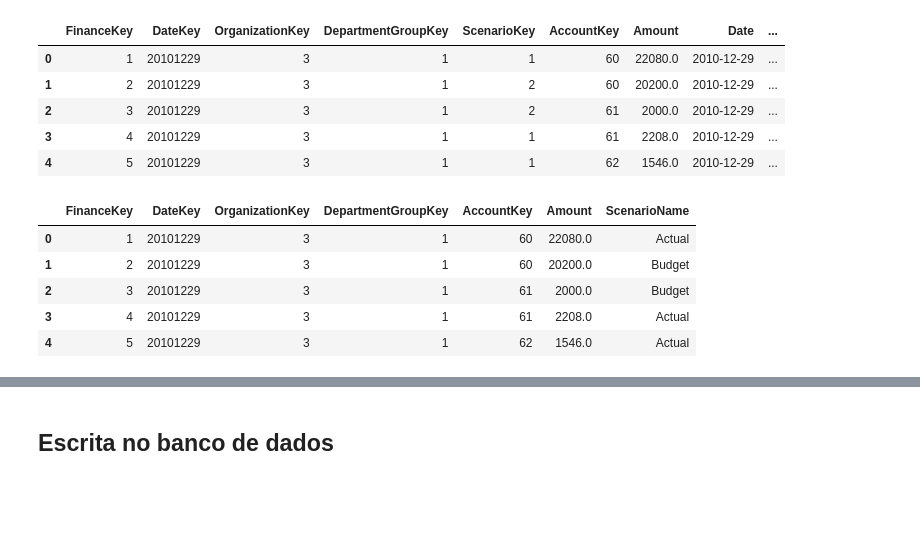
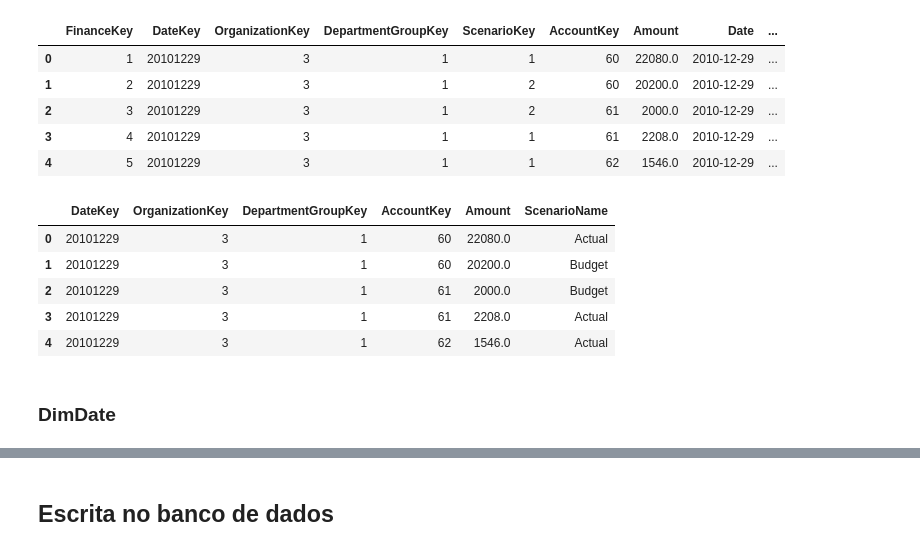
Before and after one commit to GabrielAraujoCarlos/PortfolioDashboardFinanceiro, a Jupyter notebook: TratamentoBase.ipynb, the cells around one changed output, grey strips where cells are left out. Drawn from its saved outputs; the diff is of its cells as text; code cells hidden in the pictures; blank space fills up the shorter version.

```diff
--- a/TratamentoBase.ipynb
+++ b/TratamentoBase.ipynb
@@ -282,6 +326,10 @@ DimAccount[DimAccount['ValueType'] == 'Units']
 # %%
 #Identificar quais códigos de conta tem operador ~
-regRemov = DimAccount.AccountKey[DimAccount['Operator'] == '~'].tolist()
+regRemovOpe = DimAccount.AccountKey[DimAccount['Operator'] == '~'].tolist()
+#Removendo na fato os registros referentes a estas accounts
+FactFinance_trat = FactFinance[~FactFinance['AccountKey'].isin(regRemovOpe)]
 # %%
+#Identificar quais códigos de conta tem ValueType igual a units
+regRemovTyp = DimAccount.AccountKey[DimAccount['ValueType'] == 'Units'].tolist()
 #Removendo na fato os registros referentes a estas accounts
-FactFinance_trat = FactFinance[~FactFinance['AccountKey'].isin(regRemov)]
+FactFinance_trat2 = FactFinance_trat[~FactFinance_trat['AccountKey'].isin(regRemovTyp)]
@@ -355,7 +518,7 @@ DimScenario.head()
 # %% [markdown]
 ### Ter a informações contidas na tabela DimScenario como uma tabela separada é desnecessário e irei levar para a FactFinance
 # %%
-FactFinance_trat = pd.merge(FactFinance_trat, DimScenario, how='left', on = 'ScenarioKey')
+FactFinance_trat3 = pd.merge(FactFinance_trat2, DimScenario, how='left', on = 'ScenarioKey')
 # %% [markdown]
 ## FactFinance
 # %%
@@ -369,12 +532,14 @@ FactFinance_trat.head()
 | 4 | 5 | 20101229 | 3 | 1 | 1 | 62 | 1546.0 | 2010-12-29 | ... |
 # %%
 #Seleção das colunas
-FactFinance_trat = FactFinance_trat[["FinanceKey","DateKey","OrganizationKey","DepartmentGroupKey","AccountKey","Amount","ScenarioName"]]
-FactFinance_trat.head()
+FactFinance_trat4 = FactFinance_trat3[["DateKey","OrganizationKey","DepartmentGroupKey","AccountKey","Amount","ScenarioName"]]
+FactFinance_trat4.head()
 # %% [output]
-|  | FinanceKey | DateKey | OrganizationKey | DepartmentGroupKey | AccountKey | Amount | ScenarioName |
-| 0 | 1 | 20101229 | 3 | 1 | 60 | 22080.0 | Actual |
-| 1 | 2 | 20101229 | 3 | 1 | 60 | 20200.0 | Budget |
-| 2 | 3 | 20101229 | 3 | 1 | 61 | 2000.0 | Budget |
-| 3 | 4 | 20101229 | 3 | 1 | 61 | 2208.0 | Actual |
-| 4 | 5 | 20101229 | 3 | 1 | 62 | 1546.0 | Actual |
+|  | DateKey | OrganizationKey | DepartmentGroupKey | AccountKey | Amount | ScenarioName |
+| 0 | 20101229 | 3 | 1 | 60 | 22080.0 | Actual |
+| 1 | 20101229 | 3 | 1 | 60 | 20200.0 | Budget |
+| 2 | 20101229 | 3 | 1 | 61 | 2000.0 | Budget |
+| 3 | 20101229 | 3 | 1 | 61 | 2208.0 | Actual |
+| 4 | 20101229 | 3 | 1 | 62 | 1546.0 | Actual |
+# %% [markdown]
+### DimDate
```
Also changed, not shown: parts of 59 cells of this notebook, 1 other file.
